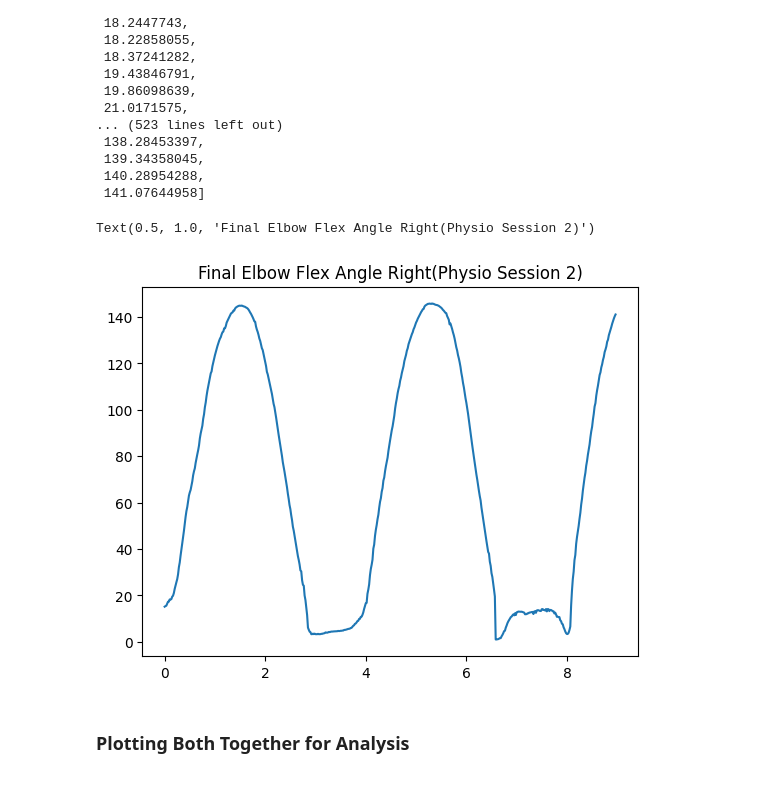
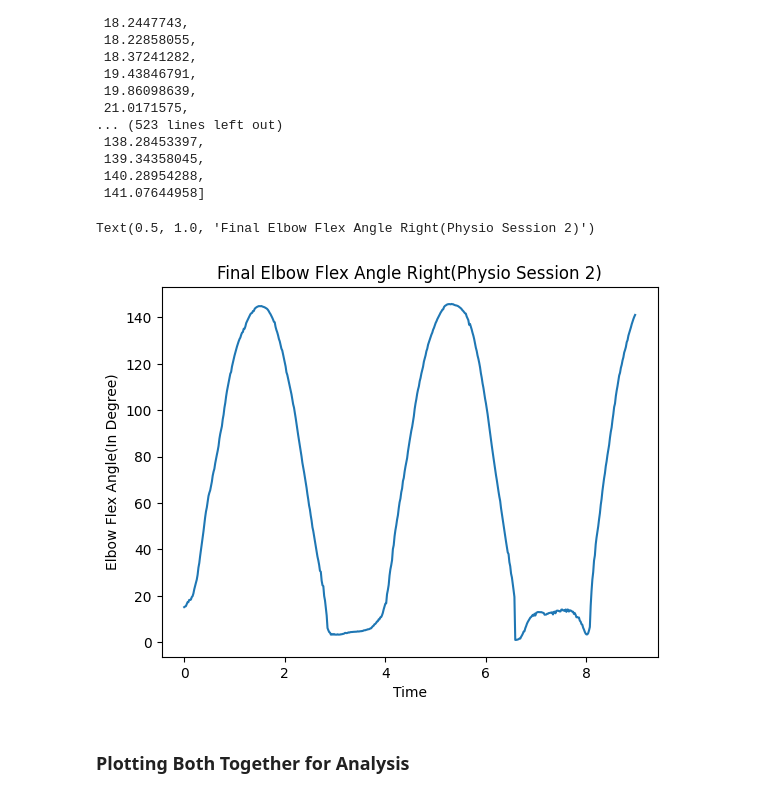
Before and after one commit to Jatin7385/NUS_COHORT_PROJECT, a Jupyter notebook: OpenCAP/CODE/OpenCapPhysiotherapyAnalysis.ipynb, the cells around one changed output. Saved outputs shown, nothing was run; the diff lists cells and outputs as text; code cells hidden in the pictures.

```diff
--- a/OpenCAP/CODE/OpenCapPhysiotherapyAnalysis.ipynb
+++ b/OpenCAP/CODE/OpenCapPhysiotherapyAnalysis.ipynb
@@ -318,11 +320,13 @@ elb_2
 # %%
 import matplotlib.pyplot as plt
 
 plt.plot(time2, elb_2)
+plt.xlabel("Time")
+plt.ylabel("Elbow Flex Angle(In Degree)")
 plt.title("Final Elbow Flex Angle Right(Physio Session 2)")
 # %% [output]
 Text(0.5, 1.0, 'Final Elbow Flex Angle Right(Physio Session 2)')
-[figure, old version]
+[figure, new version]
 # %% [markdown]
 ### Plotting Both Together for Analysis
 # %%
```
Also changed, not shown: parts of 2 cells of this notebook, 12 other files.
